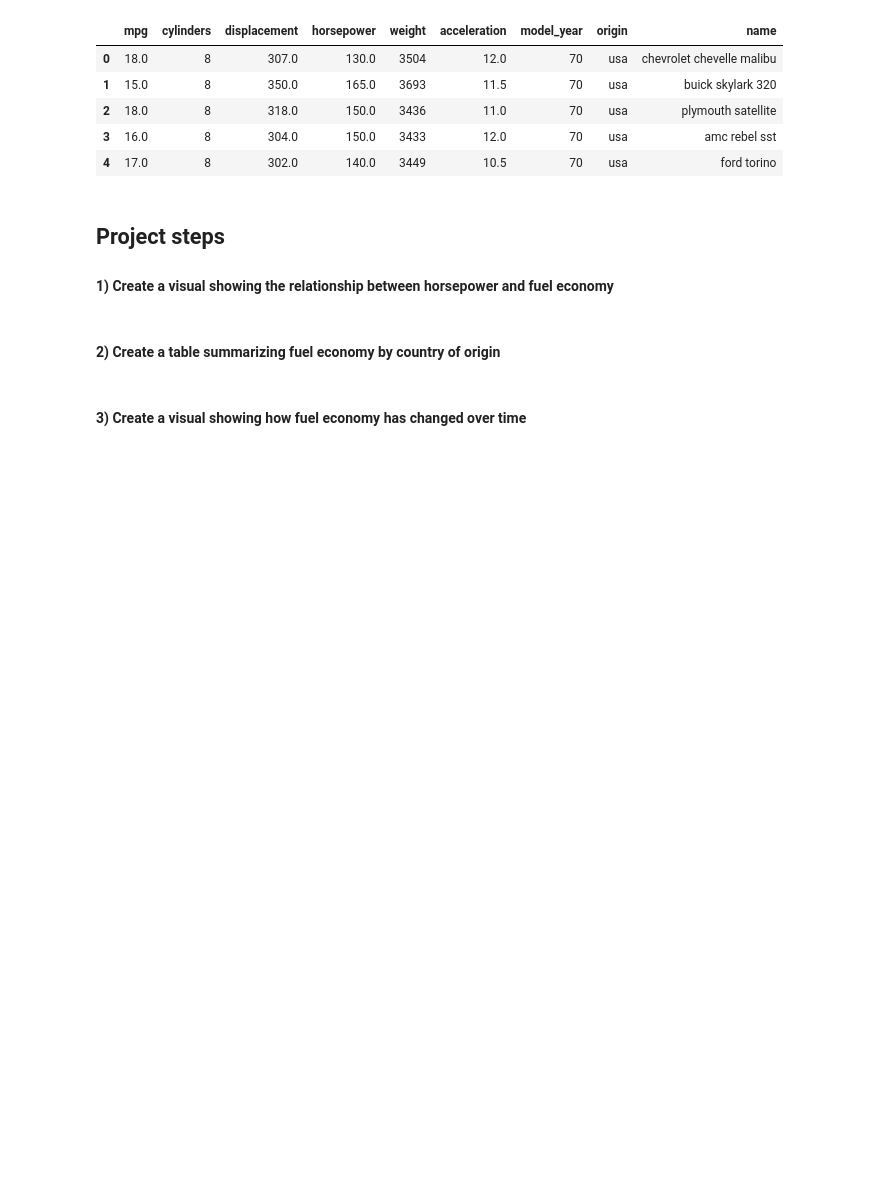
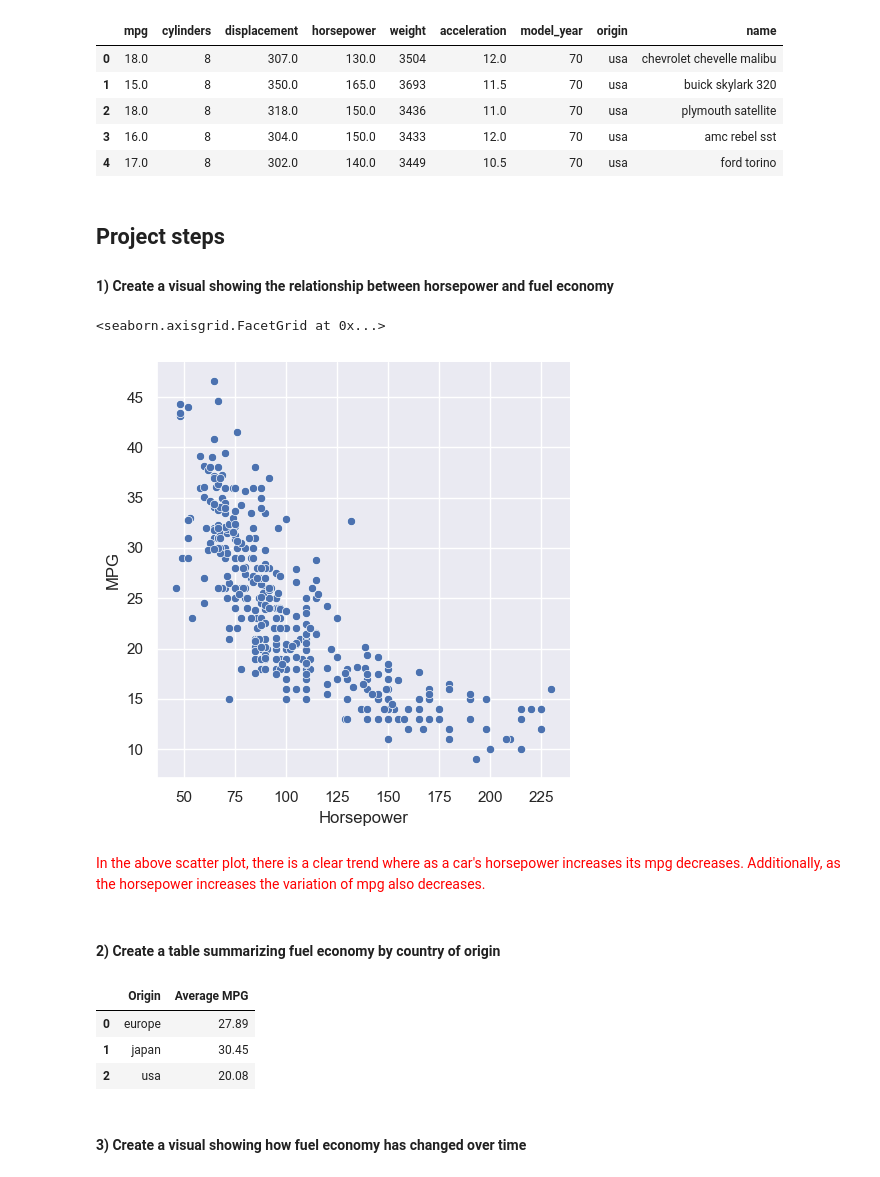
Before and after one commit to mtechoueyres/fuel_economy_analysis, a Jupyter notebook: MPG_Analysis_Project.ipynb, the cells around one changed output. Saved outputs shown, nothing was run; the diff lists cells and outputs as text; code cells hidden in the pictures; blank space fills up the shorter version.

```diff
--- a/MPG_Analysis_Project.ipynb
+++ b/MPG_Analysis_Project.ipynb
@@ -3,7 +3,10 @@
 ## Loading the data
 # %%
-#import seaborn library
+#import necessary libraries and set the theme to default
+import pandas as pd
 import seaborn as sns
+
+sns.set_theme()
 # %%
 #read in the mpg dataset and look at the top 5 rows
 mpg = sns.load_dataset("mpg")
@@ -18,7 +21,30 @@ mpg.head()
 # %% [markdown]
 ## Project steps
 #### 1) Create a visual showing the relationship between horsepower and fuel economy
+# %%
+sns.relplot(
+    data = mpg,
+    x = "horsepower",
+    y = "mpg"
+).set(
+    xlabel = "Horsepower",
+    ylabel = "MPG"
+)
+# %% [output]
+<seaborn.axisgrid.FacetGrid at 0x...>
+[figure, added]
+# %% [markdown]
+<span style="color:red">In the above scatter plot, there is a clear trend where as a car's horsepower increases its mpg decreases. Additionally, as the horsepower increases the variation of mpg also decreases.</span>
 # %% [markdown]
 #### 2) Create a table summarizing fuel economy by country of origin
+# %%
+avg_mpg = mpg.groupby('origin').mpg.mean().to_frame().reset_index()
+avg_mpg['mpg'] = avg_mpg['mpg'].round(2)
+avg_mpg.rename(columns = {"mpg": "Average MPG", "origin":"Origin"})
+# %% [output]
+|  | Origin | Average MPG |
+| 0 | europe | 27.89 |
+| 1 | japan | 30.45 |
+| 2 | usa | 20.08 |
 # %% [markdown]
 #### 3) Create a visual showing how fuel economy has changed over time
```
Also changed, not shown: parts of 7 cells of this notebook.
